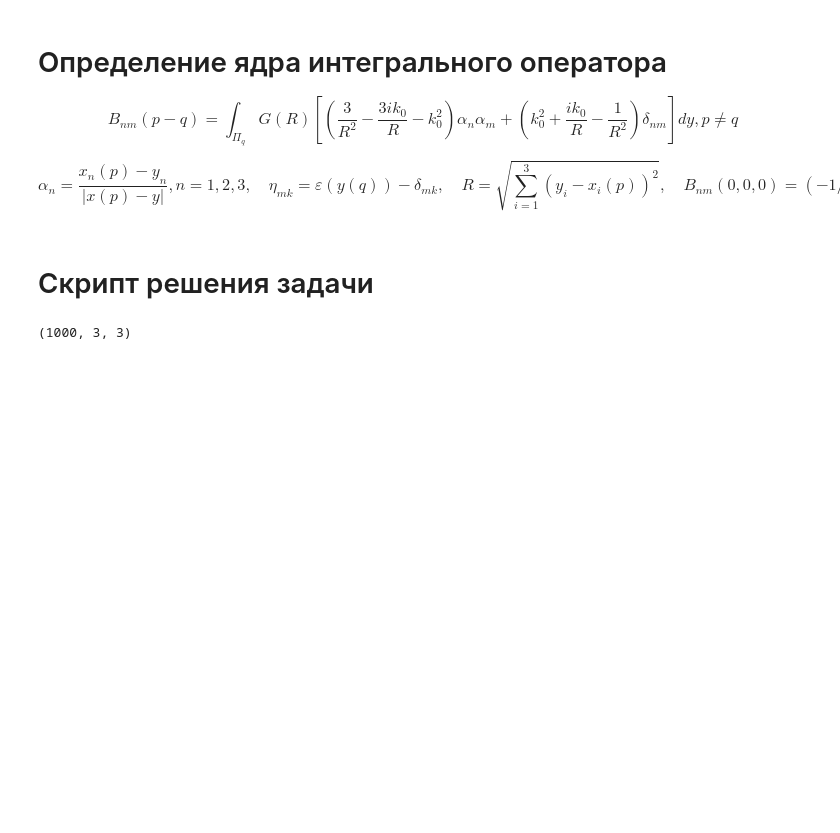
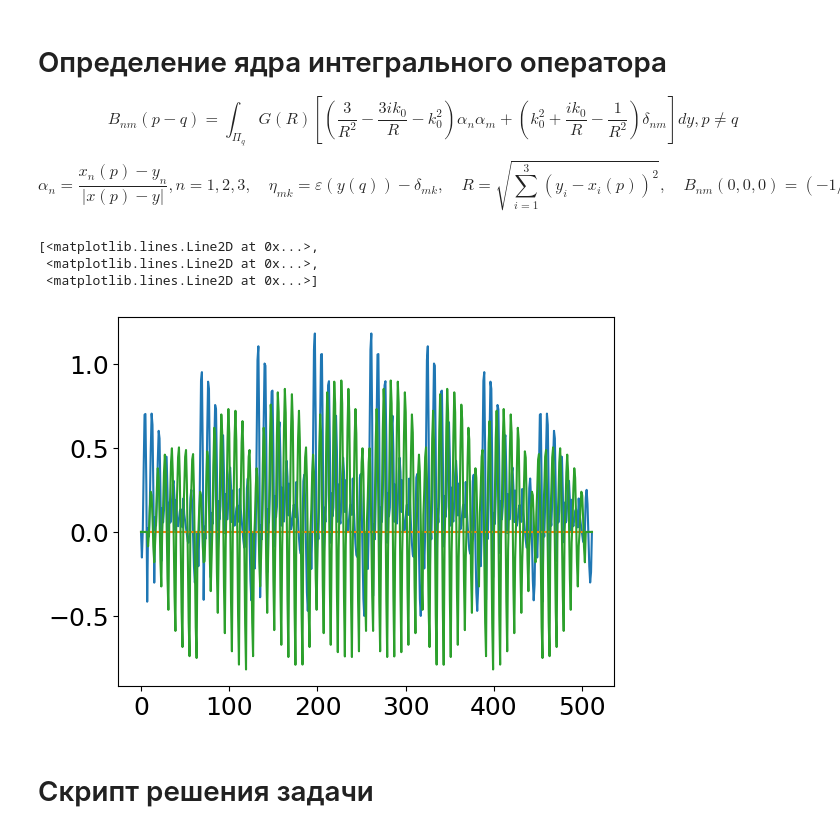
Before and after one commit to qwerty29544/electrodynamics, a Jupyter notebook: src/KernelSpectre.ipynb, the cells around one changed output. Cells and saved outputs as stored; diff of their text form; code cells hidden in the pictures; blank space fills up the shorter version.

```diff
--- a/src/KernelSpectre.ipynb
+++ b/src/KernelSpectre.ipynb
@@ -81,8 +14,16 @@ def prep_fbbtmv(prep_fft_arr,
 # %%
 def make_grid(N, L, center, **kwargs):
     """
+    :param N: список из трех элементов [n_1, n_2, n_3] целых чисел, числа ячеек
+    дискретизации объемной области решения системой прямоугольных параллелепипедов
+    :param L: список из трех элементов [l_1, l_2, l_3] вещественных чисел, длины
+    дисркетизируемой объемной области решения по каждой из направления декартовой сетки координат
+    :param center: список трех элементов [с_1, с_2, с_3] вещественных чисел расположения центра
+    объемной области решения в трехмерной системы координат для вариации расположения области решения
 
-    """
+    :return: (grid, volume), где grid - сетка в трехмерной системе координат с узловыми точками
+    прямоугольных ячеек, volume - объем разбиения (прямоугольного параллелепипеда)
+     """
 
     # Границы сетки
     x = np.linspace(-L[0]/2 - center[0], L[0]/2 - center[0], N[0] + 1)
@@ -211,0 +450,24 @@ def apply_dielectric_3d(grid,
+# %%
+# Расчет сетки дискретизации
+grid, volume = make_grid(N = N, L = L, center = center)
+grid
+
+# Расчет расстояний на сетке дискретизации
+dists = np.linalg.norm(grid[0] - grid, axis=1)
+
+# Ассоциация точкам сетки диэлектрической проницаемости
+eta, ind = apply_dielectric_3d(grid, eps_vec)
+eta = eta - np.eye(3)[np.newaxis, :, :]
+
+# Расчет блочной операторной матрицы B
+B_matrix = B_eta_operator_matrix(grid, eta, k, volume)
+
+# Вычитаем единичную матрицу из B*eta
+Bt = np.eye(np.prod(N) * 3) - flatten_block_matrix(B_matrix)
+
+# Расчет собственных значений оператора встроенной программой
+result_eigs = np.linalg.eigvals(Bt)
+
+# Список собственных значений матричного оператора
+print("Собственные значения матрицы оператора")
+print(result_eigs[-10:])
@@ -243,0 +881,9 @@ def init_operator(grid, volume, discret, distance, k, eps, kernel):
+# %%
+fast_mult = fast_3d_block_toeplitz_matvec(G.reshape((*to_shape_mul, 3, 3), order="C"), f_wave.reshape((*to_shape_mul, 3))).reshape(-1, 3)
+# %%
+plt.plot(fast_mult - result_mult_classic)
+# %% [output]
+[<matplotlib.lines.Line2D at 0x...>,
+ <matplotlib.lines.Line2D at 0x...>,
+ <matplotlib.lines.Line2D at 0x...>]
+[figure, added]
@@ -289,7 +954,3 @@ grid,volume = make_grid(**problem_config)
 eta, ind = apply_dielectric_3d(grid, **problem_config)
 dists = np.linalg.norm(grid[0, :] - grid[:,:], 2, axis=1)
 G, gr, eps = init_operator(grid, volume, problem_config.get('N'), dists, problem_config.get('k'), eta, kernel)
-# %%
-G.shape
-# %% [output]
-(1000, 3, 3)
```
Also changed, not shown: parts of 49 cells of this notebook.
